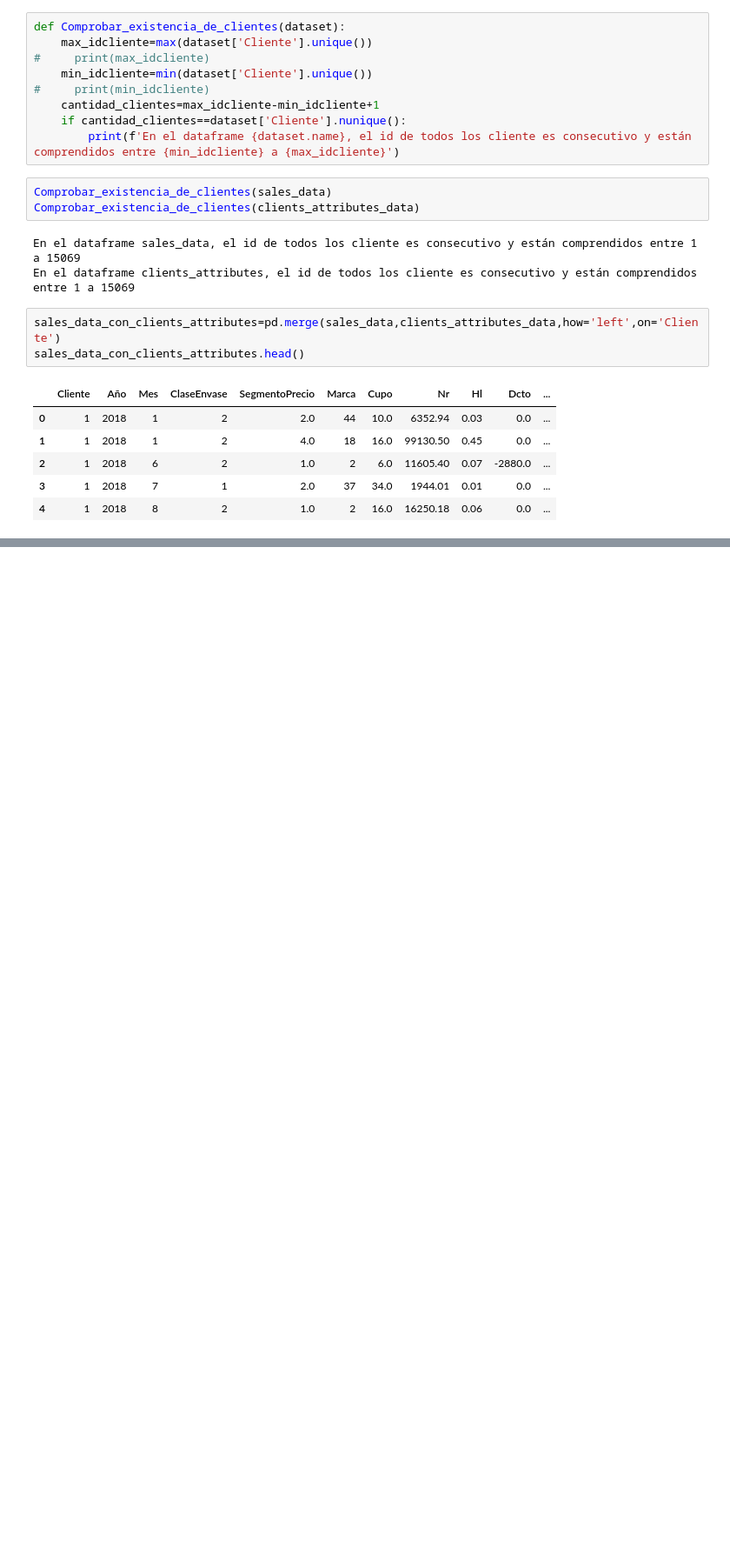
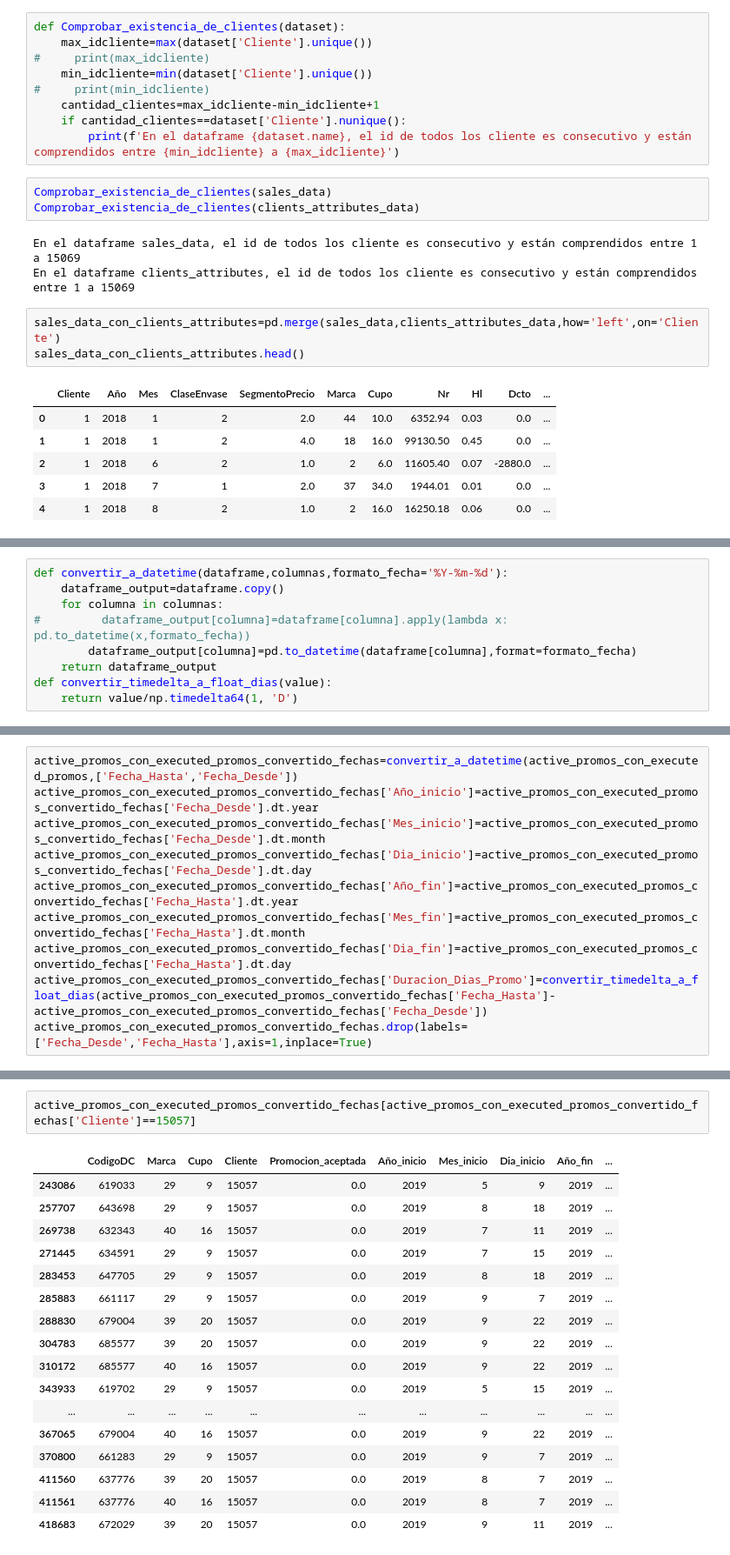
Before and after one commit to alvaro230699/DataCupABINBEV-R2ROC, a Jupyter notebook: Notebooks/DataCupBrewing.ipynb, the cells around one changed output, grey strips where cells are left out. Shown: that part at 87% size. Drawn from its saved outputs; the diff is of its cells as text; blank space fills up the shorter version.

```diff
--- a/Notebooks/DataCupBrewing.ipynb
+++ b/Notebooks/DataCupBrewing.ipynb
@@ -189,0 +230,9 @@ display(active_promos_data)
+# %%
+def convertir_a_datetime(dataframe,columnas,formato_fecha='%Y-%m-%d'):
+    dataframe_output=dataframe.copy()
+    for columna in columnas:
+#         dataframe_output[columna]=dataframe[columna].apply(lambda x:  pd.to_datetime(x,formato_fecha))
+        dataframe_output[columna]=pd.to_datetime(dataframe[columna],format=formato_fecha)
+    return dataframe_output
+def convertir_timedelta_a_float_dias(value):
+    return value/np.timedelta64(1, 'D')
@@ -189,0 +254,10 @@ display(active_promos_data)
+# %%
+active_promos_con_executed_promos_convertido_fechas=convertir_a_datetime(active_promos_con_executed_promos,['Fecha_Hasta','Fecha_Desde'])
+active_promos_con_executed_promos_convertido_fechas['Año_inicio']=active_promos_con_executed_promos_convertido_fechas['Fecha_Desde'].dt.year
+active_promos_con_executed_promos_convertido_fechas['Mes_inicio']=active_promos_con_executed_promos_convertido_fechas['Fecha_Desde'].dt.month
+active_promos_con_executed_promos_convertido_fechas['Dia_inicio']=active_promos_con_executed_promos_convertido_fechas['Fecha_Desde'].dt.day
+active_promos_con_executed_promos_convertido_fechas['Año_fin']=active_promos_con_executed_promos_convertido_fechas['Fecha_Hasta'].dt.year
+active_promos_con_executed_promos_convertido_fechas['Mes_fin']=active_promos_con_executed_promos_convertido_fechas['Fecha_Hasta'].dt.month
+active_promos_con_executed_promos_convertido_fechas['Dia_fin']=active_promos_con_executed_promos_convertido_fechas['Fecha_Hasta'].dt.day
+active_promos_con_executed_promos_convertido_fechas['Duracion_Dias_Promo']=convertir_timedelta_a_float_dias(active_promos_con_executed_promos_convertido_fechas['Fecha_Hasta']-active_promos_con_executed_promos_convertido_fechas['Fecha_Desde'])
+active_promos_con_executed_promos_convertido_fechas.drop(labels=['Fecha_Desde','Fecha_Hasta'],axis=1,inplace=True)
@@ -189,0 +316,20 @@ display(active_promos_data)
+# %%
+active_promos_con_executed_promos_convertido_fechas[active_promos_con_executed_promos_convertido_fechas['Cliente']==15057]
+# %% [output]
+|  | CodigoDC | Marca | Cupo | Cliente | Promocion_aceptada | Año_inicio | Mes_inicio | Dia_inicio | Año_fin | ... |
+| 243086 | 619033 | 29 | 9 | 15057 | 0.0 | 2019 | 5 | 9 | 2019 | ... |
+| 257707 | 643698 | 29 | 9 | 15057 | 0.0 | 2019 | 8 | 18 | 2019 | ... |
+| 269738 | 632343 | 40 | 16 | 15057 | 0.0 | 2019 | 7 | 11 | 2019 | ... |
+| 271445 | 634591 | 29 | 9 | 15057 | 0.0 | 2019 | 7 | 15 | 2019 | ... |
+| 283453 | 647705 | 29 | 9 | 15057 | 0.0 | 2019 | 8 | 18 | 2019 | ... |
+| 285883 | 661117 | 29 | 9 | 15057 | 0.0 | 2019 | 9 | 7 | 2019 | ... |
+| 288830 | 679004 | 39 | 20 | 15057 | 0.0 | 2019 | 9 | 22 | 2019 | ... |
+| 304783 | 685577 | 39 | 20 | 15057 | 0.0 | 2019 | 9 | 22 | 2019 | ... |
+| 310172 | 685577 | 40 | 16 | 15057 | 0.0 | 2019 | 9 | 22 | 2019 | ... |
+| 343933 | 619702 | 29 | 9 | 15057 | 0.0 | 2019 | 5 | 15 | 2019 | ... |
+| ... | ... | ... | ... | ... | ... | ... | ... | ... | ... | ... |
+| 367065 | 679004 | 40 | 16 | 15057 | 0.0 | 2019 | 9 | 22 | 2019 | ... |
+| 370800 | 661283 | 29 | 9 | 15057 | 0.0 | 2019 | 9 | 7 | 2019 | ... |
+| 411560 | 637776 | 39 | 20 | 15057 | 0.0 | 2019 | 8 | 7 | 2019 | ... |
+| 411561 | 637776 | 40 | 16 | 15057 | 0.0 | 2019 | 8 | 7 | 2019 | ... |
+| 418683 | 672029 | 39 | 20 | 15057 | 0.0 | 2019 | 9 | 11 | 2019 | ... |
```
Also changed, not shown: parts of 30 cells of this notebook, 1 other file.
